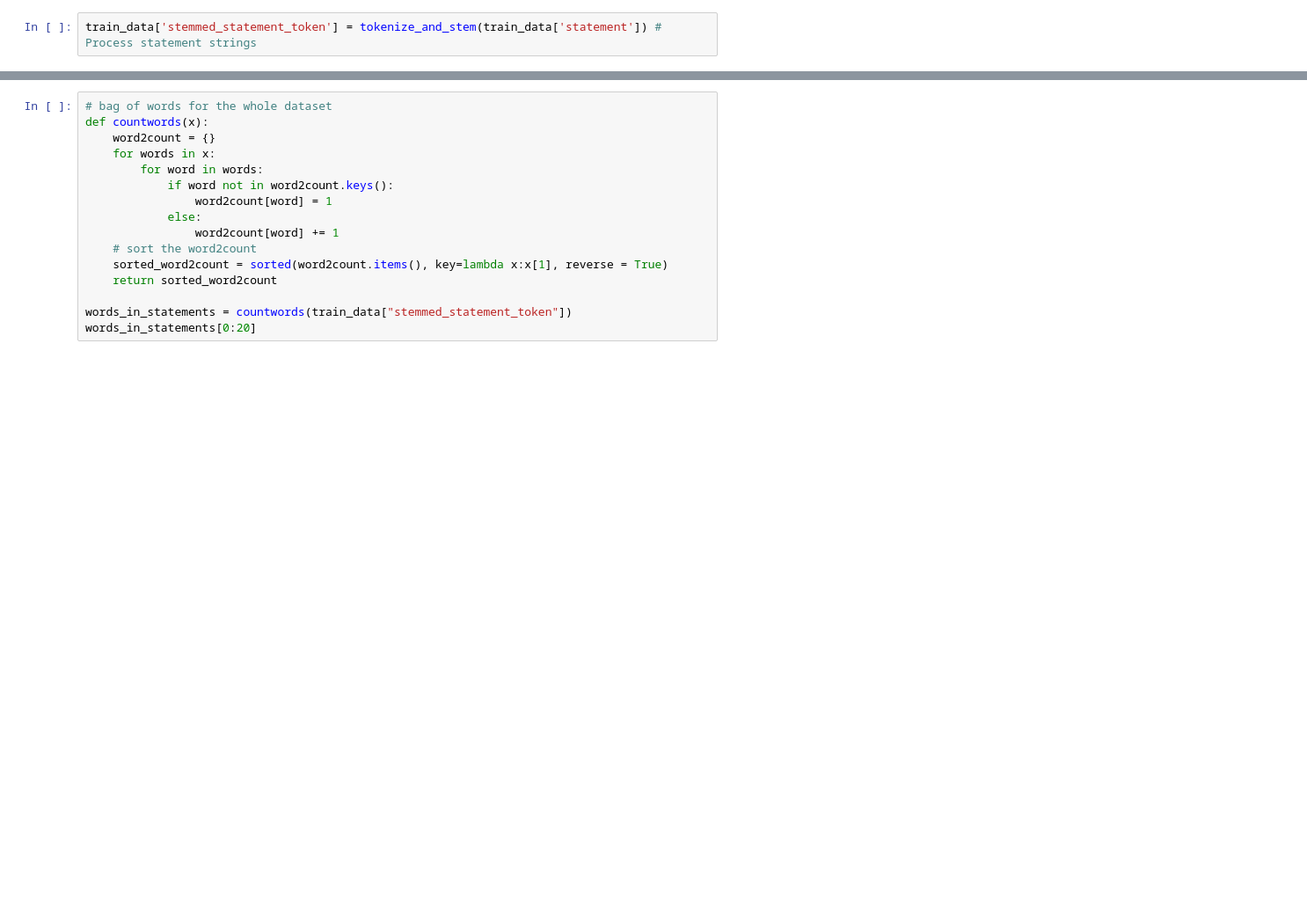
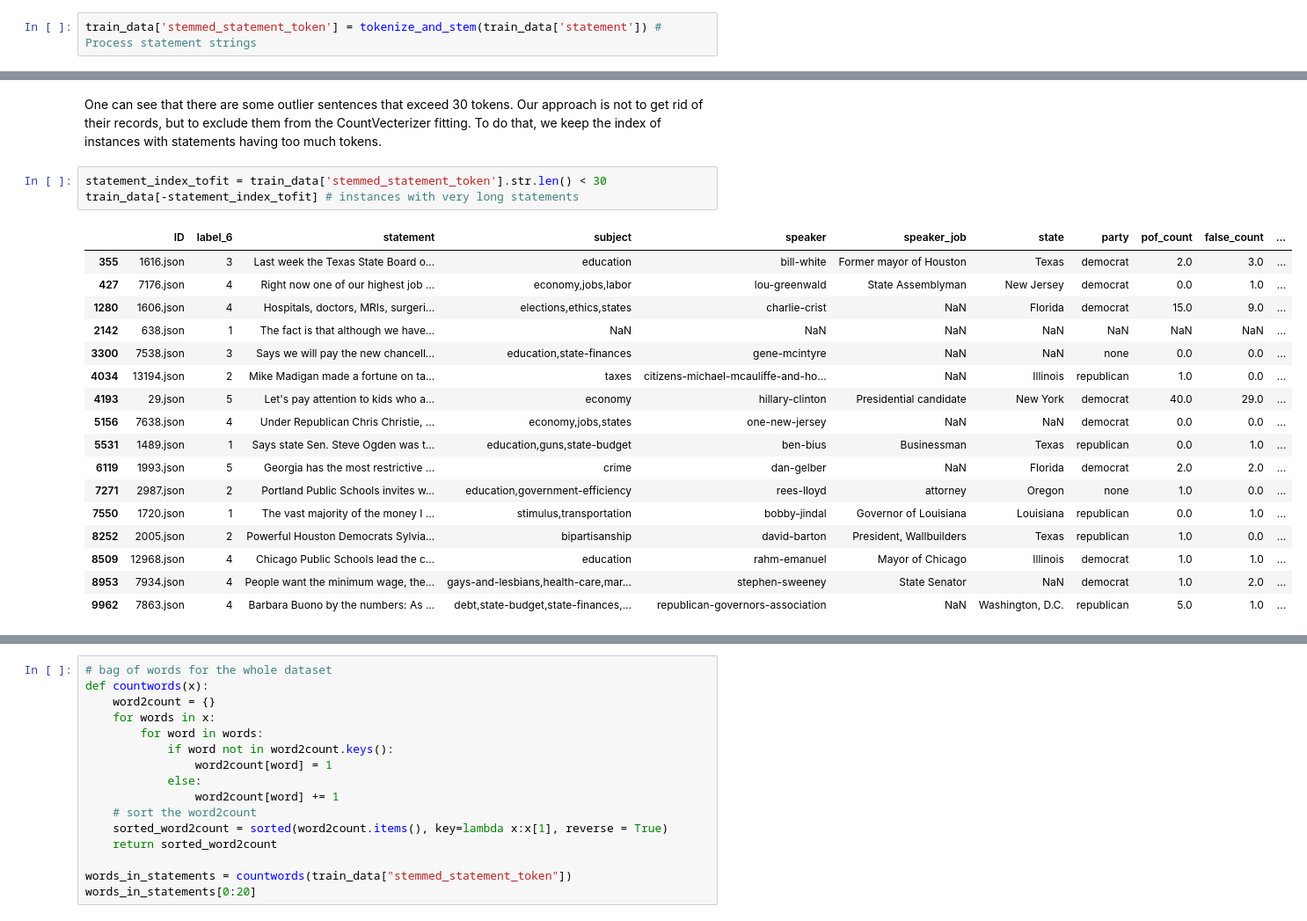
Before and after one commit to TanatPi/ESWD-Term-Project, a Jupyter notebook: true-false-news-classification-eswd-term-project.ipynb, the cells around one changed output, grey strips where cells are left out. Shown: that part at 88% size. Saved outputs shown, nothing was run; the diff lists cells and outputs as text; blank space fills up the shorter version.

```diff
--- a/true-false-news-classification-eswd-term-project.ipynb
+++ b/true-false-news-classification-eswd-term-project.ipynb
@@ -134 +131,24 @@ Name: stemmed_statement_token, Length: 10240, dtype: object
+# %% [markdown]
+One can see that there are some outlier sentences that exceed 30 tokens. Our approach is not to get rid of their records, but to exclude them from the CountVecterizer fitting. To do that, we keep the index of instances with statements having too much tokens.
+# %%
+statement_index_tofit = train_data['stemmed_statement_token'].str.len() < 30
+train_data[-statement_index_tofit] # instances with very long statements
+# %% [output]
+|  | ID | label_6 | statement | subject | speaker | speaker_job | state | party | pof_count | false_count | ... |
+| 355 | 1616.json | 3 | Last week the Texas State Board o... | education | bill-white | Former mayor of Houston | Texas | democrat | 2.0 | 3.0 | ... |
+| 427 | 7176.json | 4 | Right now one of our highest job ... | economy,jobs,labor | lou-greenwald | State Assemblyman | New Jersey | democrat | 0.0 | 1.0 | ... |
+| 1280 | 1606.json | 4 | Hospitals, doctors, MRIs, surgeri... | elections,ethics,states | charlie-crist | NaN | Florida | democrat | 15.0 | 9.0 | ... |
+| 2142 | 638.json | 1 | The fact is that although we have... | NaN | NaN | NaN | NaN | NaN | NaN | NaN | ... |
+| 3300 | 7538.json | 3 | Says we will pay the new chancell... | education,state-finances | gene-mcintyre | NaN | NaN | none | 0.0 | 0.0 | ... |
+| 4034 | 13194.json | 2 | Mike Madigan made a fortune on ta... | taxes | citizens-michael-mcauliffe-and-ho... | NaN | Illinois | republican | 1.0 | 0.0 | ... |
+| 4193 | 29.json | 5 | Let's pay attention to kids who a... | economy | hillary-clinton | Presidential candidate | New York | democrat | 40.0 | 29.0 | ... |
+| 5156 | 7638.json | 4 | Under Republican Chris Christie, ... | economy,jobs,states | one-new-jersey | NaN | NaN | democrat | 0.0 | 0.0 | ... |
+| 5531 | 1489.json | 1 | Says state Sen. Steve Ogden was t... | education,guns,state-budget | ben-bius | Businessman | Texas | republican | 0.0 | 1.0 | ... |
+| 6119 | 1993.json | 5 | Georgia has the most restrictive ... | crime | dan-gelber | NaN | Florida | democrat | 2.0 | 2.0 | ... |
+| 7271 | 2987.json | 2 | Portland Public Schools invites w... | education,government-efficiency | rees-lloyd | attorney | Oregon | none | 1.0 | 0.0 | ... |
+| 7550 | 1720.json | 1 | The vast majority of the money I ... | stimulus,transportation | bobby-jindal | Governor of Louisiana | Louisiana | republican | 0.0 | 1.0 | ... |
+| 8252 | 2005.json | 2 | Powerful Houston Democrats Sylvia... | bipartisanship | david-barton | President, Wallbuilders | Texas | republican | 1.0 | 0.0 | ... |
+| 8509 | 12968.json | 4 | Chicago Public Schools lead the c... | education | rahm-emanuel | Mayor of Chicago | Illinois | democrat | 1.0 | 1.0 | ... |
+| 8953 | 7934.json | 4 | People want the minimum wage, the... | gays-and-lesbians,health-care,mar... | stephen-sweeney | State Senator | NaN | democrat | 1.0 | 2.0 | ... |
+| 9962 | 7863.json | 4 | Barbara Buono by the numbers: As ... | debt,state-budget,state-finances,... | republican-governors-association | NaN | Washington, D.C. | republican | 5.0 | 1.0 | ... |
 # %% [markdown]
```
Also changed, not shown: parts of 68 cells of this notebook.
